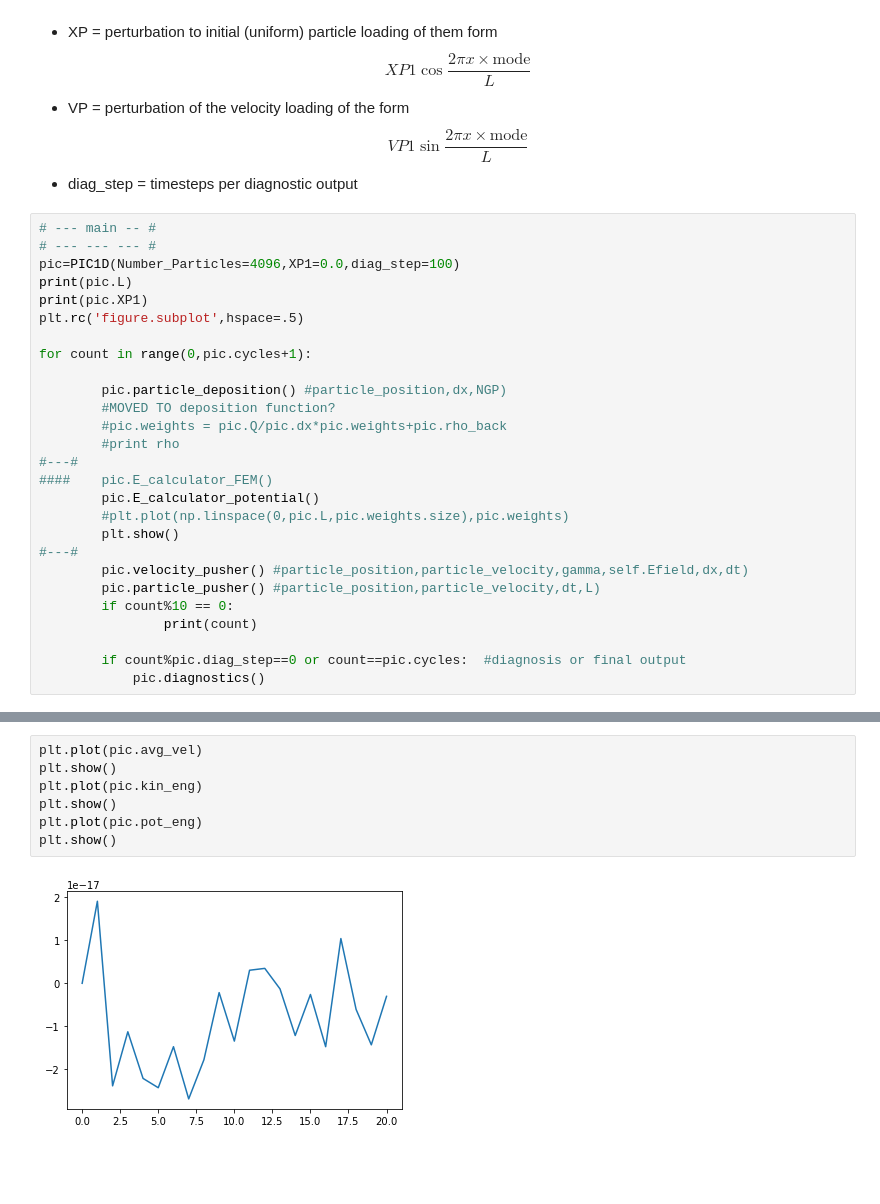
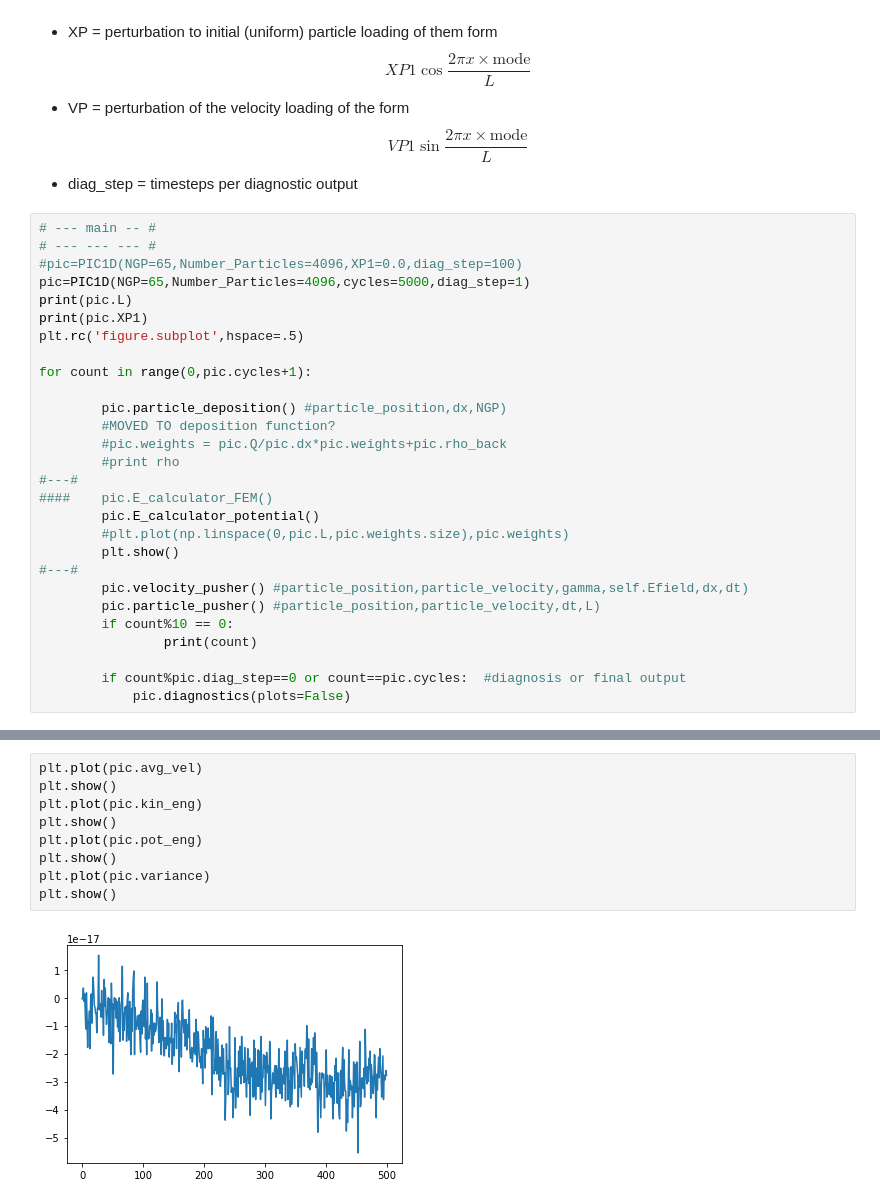
Before and after one commit to variscarey/PIC1D, a Jupyter notebook: 1D PIC Notebook.ipynb, the cells around one changed output, grey strips where cells are left out. Saved outputs shown, nothing was run; the diff lists cells and outputs as text; blank space fills up the shorter version.

```diff
--- a/1D PIC Notebook.ipynb
+++ b/1D PIC Notebook.ipynb
@@ -26,7 +26,8 @@ $$
 # %%
 # --- main -- #
 # --- --- --- #
-pic=PIC1D(Number_Particles=4096,XP1=0.0,diag_step=100)
+#pic=PIC1D(NGP=65,Number_Particles=4096,XP1=0.0,diag_step=100)
+pic=PIC1D(NGP=65,Number_Particles=4096,cycles=5000,diag_step=1)
 print(pic.L)
 print(pic.XP1)
 plt.rc('figure.subplot',hspace=.5)
@@ -49,6 +50,6 @@ for count in range(0,pic.cycles+1):
                 print(count)
 
         if count%pic.diag_step==0 or count==pic.cycles:  #diagnosis or final output
-            pic.diagnostics()
+            pic.diagnostics(plots=False)
 # %% [output]
 6.283185307179586
@@ -123,9 +81,11 @@ plt.show()
 # %%
 plt.plot(pic.avg_vel)
 plt.show()
 plt.plot(pic.kin_eng)
 plt.show()
 plt.plot(pic.pot_eng)
 plt.show()
+plt.plot(pic.variance)
+plt.show()
 # %% [output]
-[figure, old version]
+[figure, new version]
```
Also changed, not shown: parts of 7 cells of this notebook, 1 other file.
